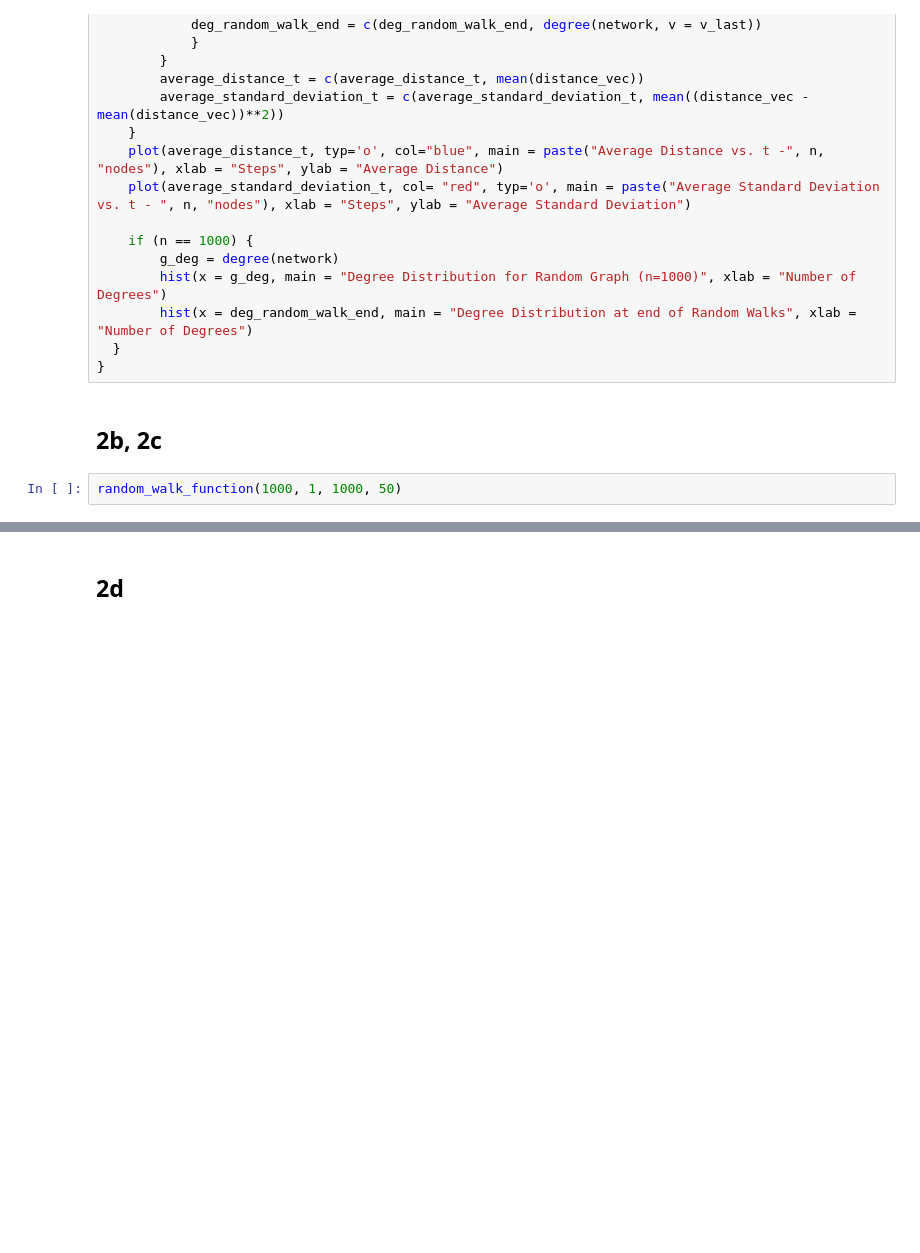
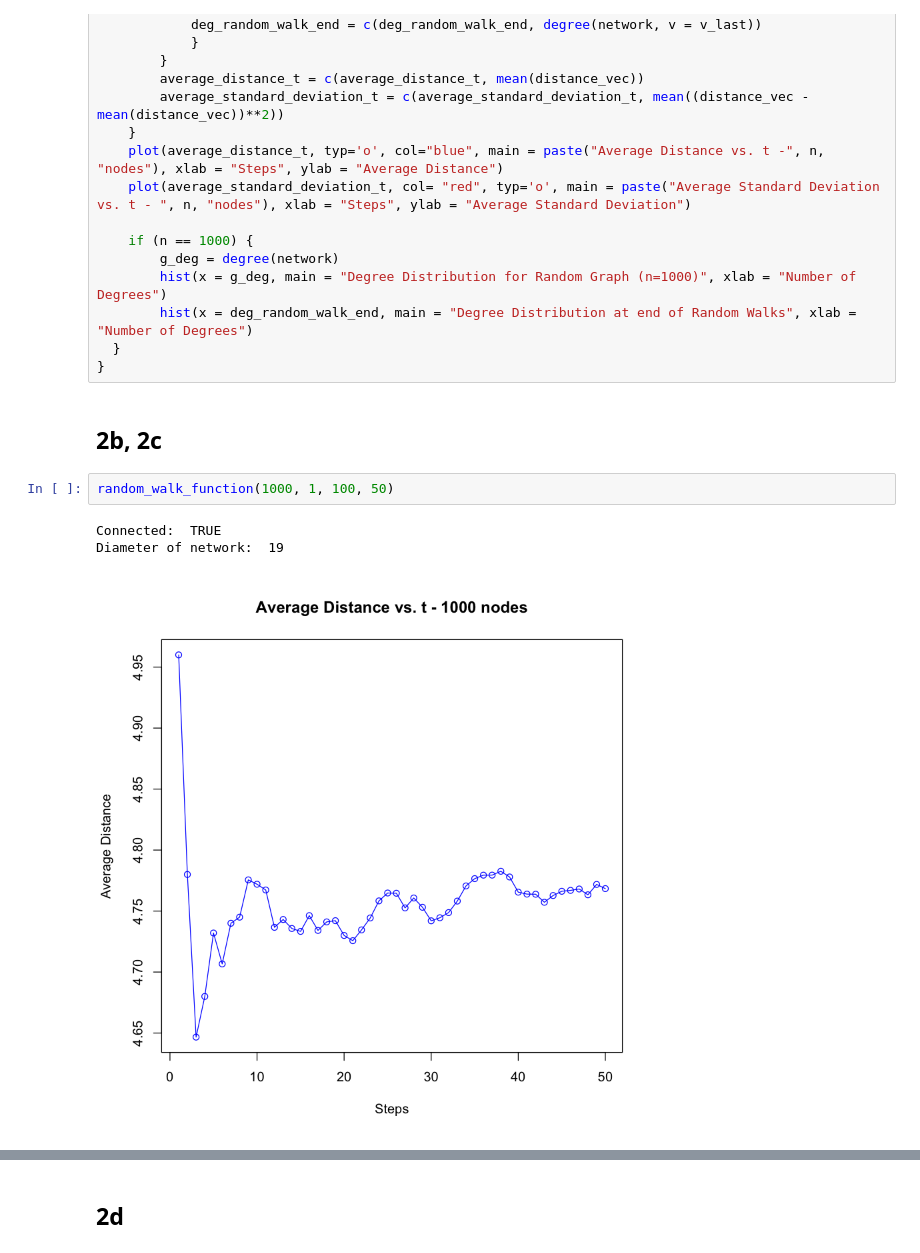
Before and after one commit to maithilibhide/ECE232, a Jupyter notebook: Project1/Random_Walks_2.ipynb, the cells around one changed output, grey strips where cells are left out. Drawn from its saved outputs; the diff is of its cells as text; blank space fills up the shorter version.

```diff
--- a/Project1/Random_Walks_2.ipynb
+++ b/Project1/Random_Walks_2.ipynb
@@ -125,4 +125,8 @@ random_walk_function = function(n, m, num_steps, time_steps) {
 # %% [markdown]
 <h2>2b, 2c</h2>
 # %%
-random_walk_function(1000, 1, 1000, 50)
+random_walk_function(1000, 1, 100, 50)
+# %% [output]
+Connected:  TRUE
+Diameter of network:  19
+[figure, added]
```
Also changed, not shown: parts of 2 cells of this notebook, 1 other file.
